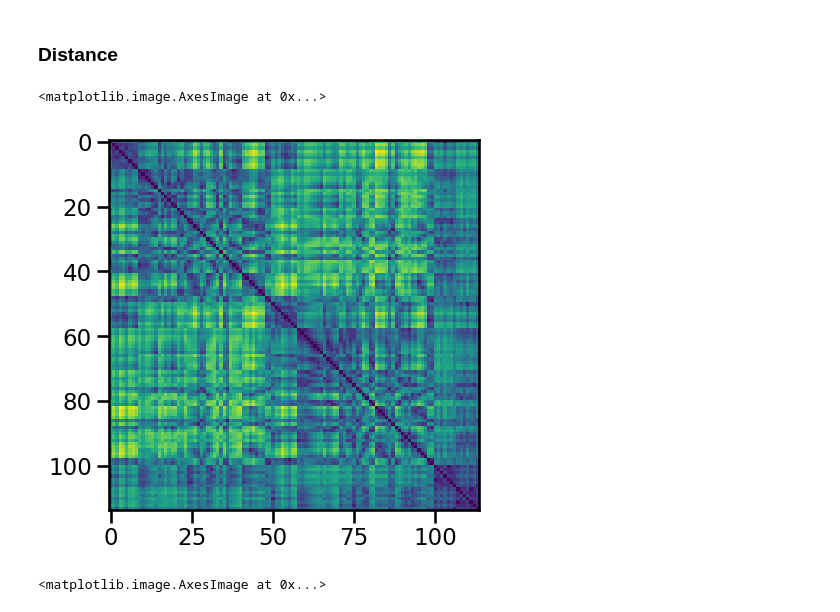
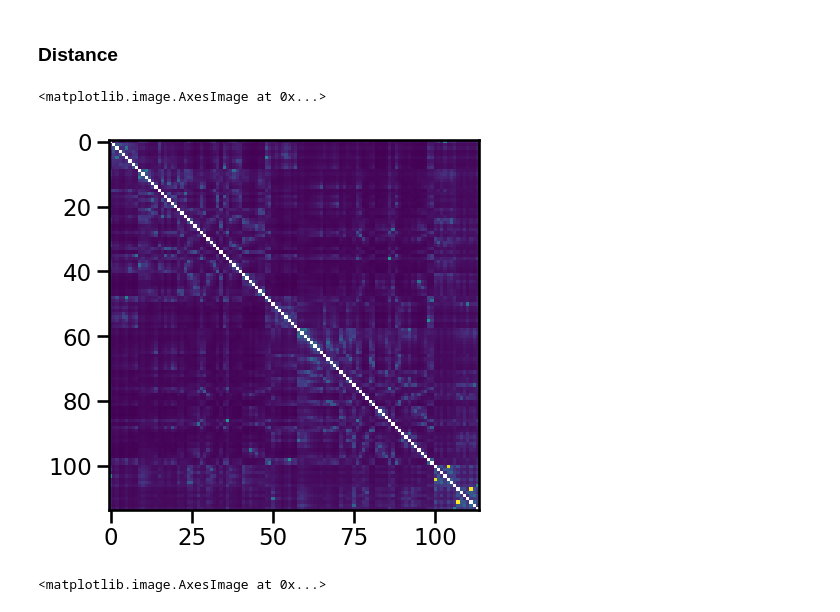
Before and after one commit to neuroinfolab/GeneEx2Conn, a Jupyter notebook: featurizer_experiments.ipynb, the cells around one changed output. Cells and saved outputs as stored; diff of their text form; code cells hidden in the pictures.

```diff
--- a/featurizer_experiments.ipynb
+++ b/featurizer_experiments.ipynb
@@ -119,9 +154,12 @@ coordinates = load_coords()
 
 # Compute pairwise Euclidean distances
 distance = squareform(pdist(coordinates, metric='euclidean'))
+
+# Compute inverse of distance so closer regions have higher values
+Y_dist = np.array(1/distance)
 # %%
-plt.imshow(distance)
+plt.imshow(Y_dist)
 # %% [output]
 <matplotlib.image.AxesImage at 0x...>
-[figure, old version]
+[figure, new version]
 # %%
```
Also changed, not shown: parts of 16 cells of this notebook, 6 other files.
